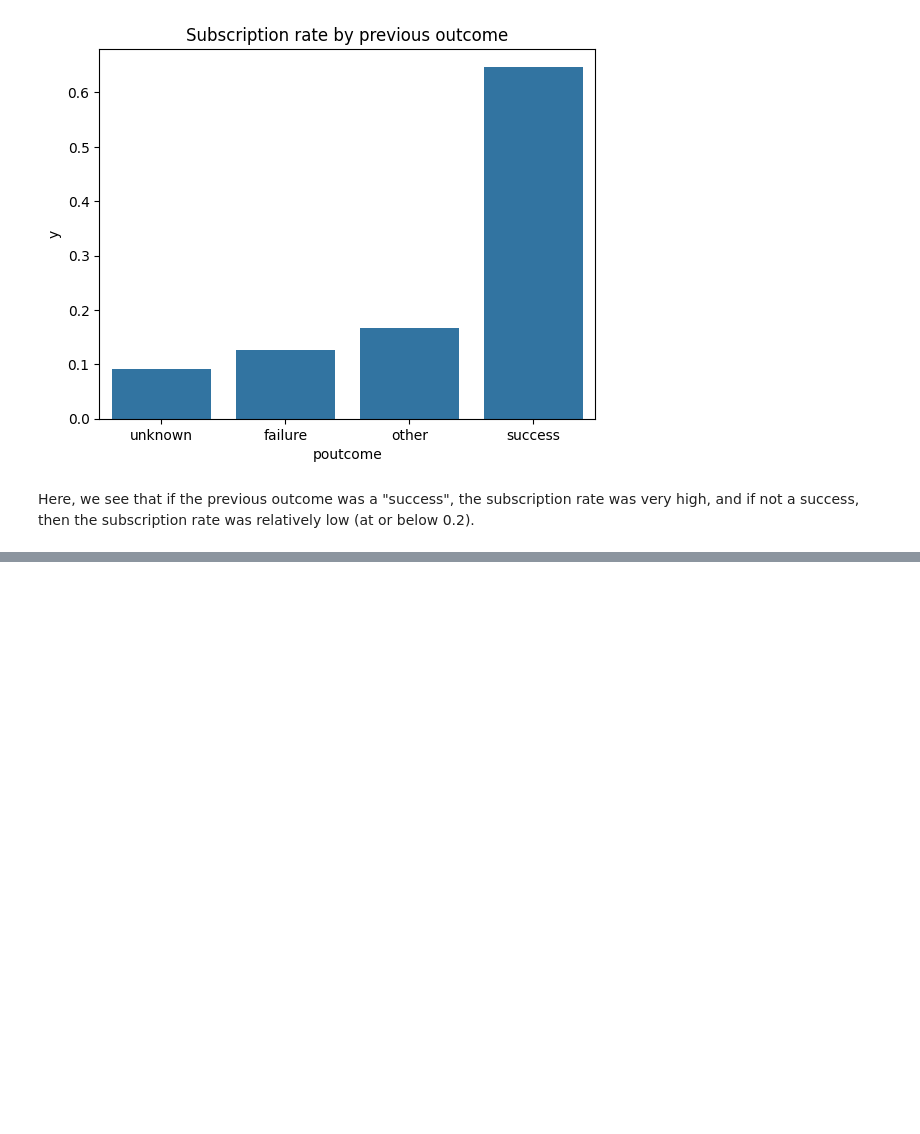
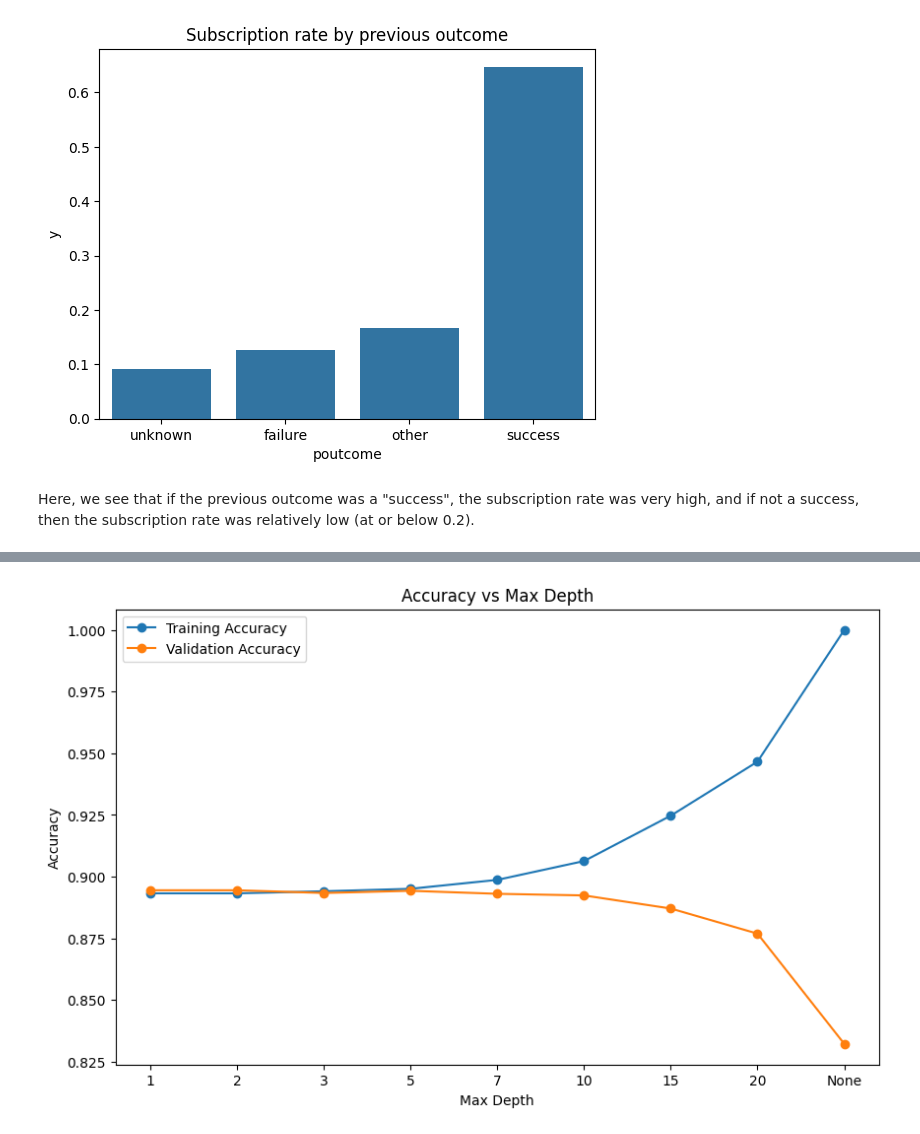
Before and after one commit to sonirohan/intro-ml, a Jupyter notebook: hw3/hw3.ipynb, the cells around one changed output, grey strips where cells are left out. Drawn from its saved outputs; the diff is of its cells as text; code cells hidden in the pictures; blank space fills up the shorter version.

```diff
--- a/hw3/hw3.ipynb
+++ b/hw3/hw3.ipynb
@@ -191,0 +286,17 @@ Here, we see that if the previous outcome was a "success", the subscription rate
+# %%
+# 5(d)(i)
+
+# sweep max_depth within 1, 2, 3, 5, 7, 10, 15, 20, None (where None means unlimited)
+# grow until every leaf is pure or below min_samples_split for None
+# for each depth, report training and validation accuracy
+depths = [1, 2, 3, 5, 7, 10, 15, 20, None]
+results = []
+for depth in depths:
+    clf = DecisionTreeClassifier(max_depth=depth, random_state=42)
+    clf.fit(X_train, y_train)
+    y_train_pred = clf.predict(X_train)
+    y_val_pred = clf.predict(X_val)
+    train_acc = metrics.accuracy_score(y_train, y_train_pred)
+    val_acc = metrics.accuracy_score(y_val, y_val_pred)
+    results.append((depth, train_acc, val_acc))
+    print(f"Max Depth: {depth}, Training Accuracy: {train_acc:.4f}, Validation Accuracy: {val_acc:.4f}")
@@ -191,0 +313,17 @@ Here, we see that if the previous outcome was a "success", the subscription rate
+# %%
+# 5(d)(ii)
+
+# plot training and validation accuracy on the axes as a function of depth
+depths_plot = [str(d) for d in depths]
+train_accs = [r[1] for r in results]
+val_accs = [r[2] for r in results]
+plt.figure(figsize=(10, 6))
+plt.plot(depths_plot, train_accs, marker='o', label='Training Accuracy')
+plt.plot(depths_plot, val_accs, marker='o', label='Validation Accuracy')
+plt.xlabel("Max Depth")
+plt.ylabel("Accuracy")
+plt.title("Accuracy vs Max Depth")
+plt.legend()
+plt.show()
+# %% [output]
+[figure, added]
```
Also changed, not shown: parts of 27 cells of this notebook.
